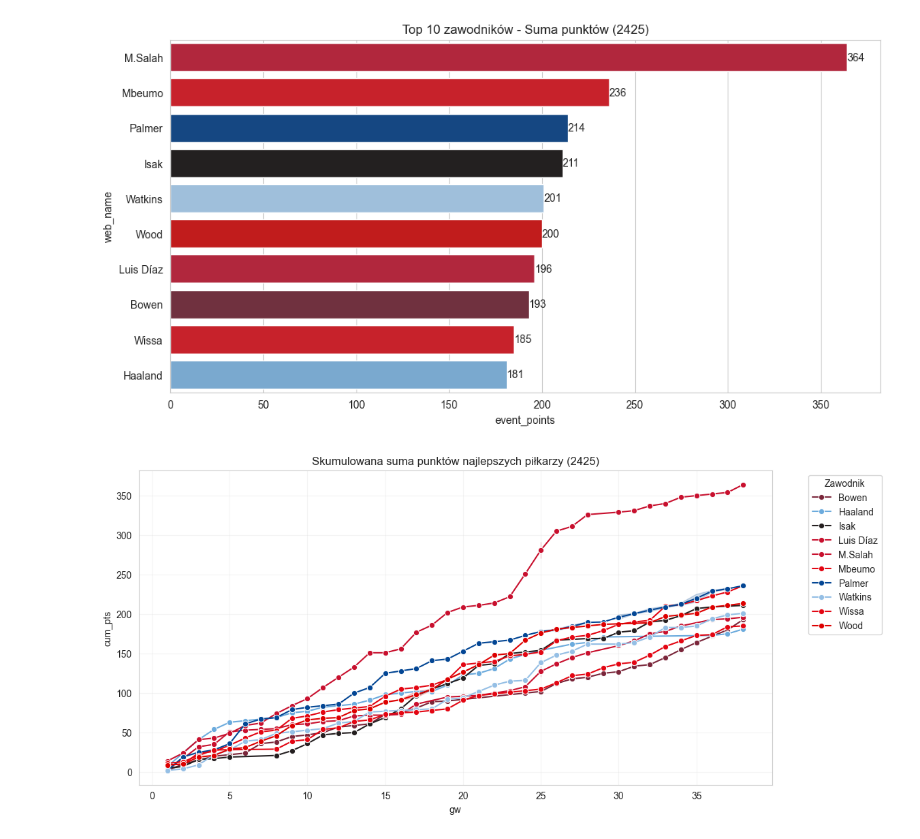
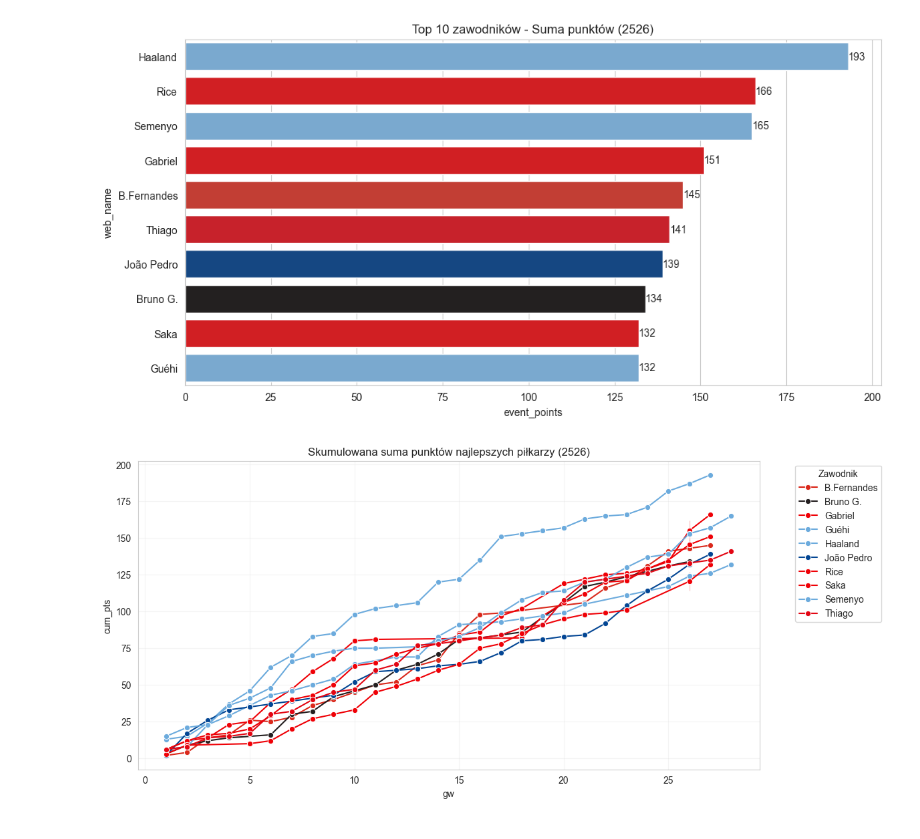
Before and after one commit to ruus77/FPL-Points-Predictions, a Jupyter notebook: Notebooks/Data_Preparation/EDA.ipynb, the cells around one changed output. Drawn from its saved outputs; the diff is of its cells as text; code cells hidden in the pictures.

```diff
--- a/Notebooks/Data_Preparation/EDA.ipynb
+++ b/Notebooks/Data_Preparation/EDA.ipynb
@@ -41,0 +58,6 @@ data.shape
+# %%
+match_id_team_name_map = {'arsenal':'Arsenal','aston-villa':'Aston Villa','afc-bournemouth':'Bournemouth','brentford':'Brentford','brighton-&-hove-albion':'Brighton','burnley':'Burnley','chelsea':'Chelsea','crystal-palace':'Crystal Palace','everton':'Everton','fulham':'Fulham','ipswich-town':'Ipswich','leeds-united':'Leeds','leicester-city':'Leicester','liverpool':'Liverpool','manchester-city':'Man City','manchester-united':'Man Utd','newcastle-united':'Newcastle','nottingham-forest':"Nott'm Forest",'southampton':'Southampton','tottenham-hotspur':'Spurs','sunderland':'Sunderland','west-ham-united':'West Ham','wolverhampton-wanderers':'Wolves'}
+data['was_home'] = pd.to_numeric(data['team_name'] == data['match_id'].str.split('-vs-').str[0].str.split('prem-').str[1].map(match_id_team_name_map))
+# %%
+raw_home = data['match_id'].str.split('-vs-').str[0].str.split('prem-').str[1]
+raw_home[~raw_home.isin(match_id_team_name_map.keys())].unique()[0]
@@ -41,0 +66,4 @@ data.shape
+# %%
+match_id_team_name_map[raw_home[~raw_home.isin(match_id_team_name_map.keys())].unique()[0]] = "Brighton"
+# %%
+data['was_home'] = pd.to_numeric(data['team_name'] == data['match_id'].str.split('-vs-').str[0].str.split('prem-').str[1].map(match_id_team_name_map))
@@ -90,10 +122,10 @@ sns.heatmap(corr.loc[cols, cols], annot=True, cmap="coolwarm", square=True)
 # %%
 best_players_plots(df=data,
                    num_players=10,
-                   season=2425)
+                   season=2526)
 # %% [output]
-[figure, old version]
+[figure, new version]
-[figure, old version]
+[figure, new version]
 # %%
 data["value_ratio"] = (data.event_points / data.now_cost).fillna(0)
 # %%
```
Also changed, not shown: parts of 32 cells of this notebook, 4 other files.
